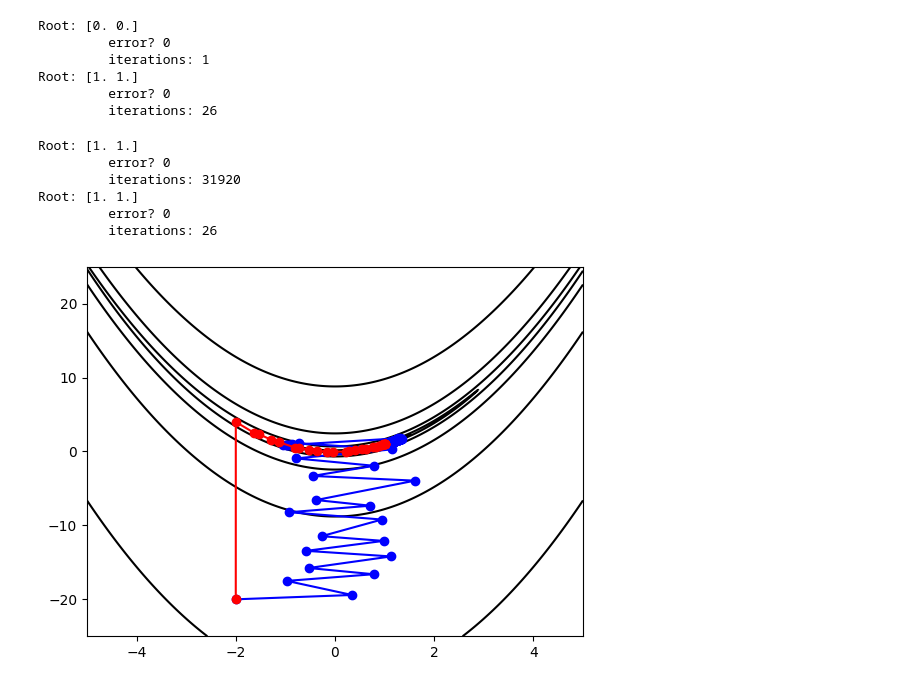
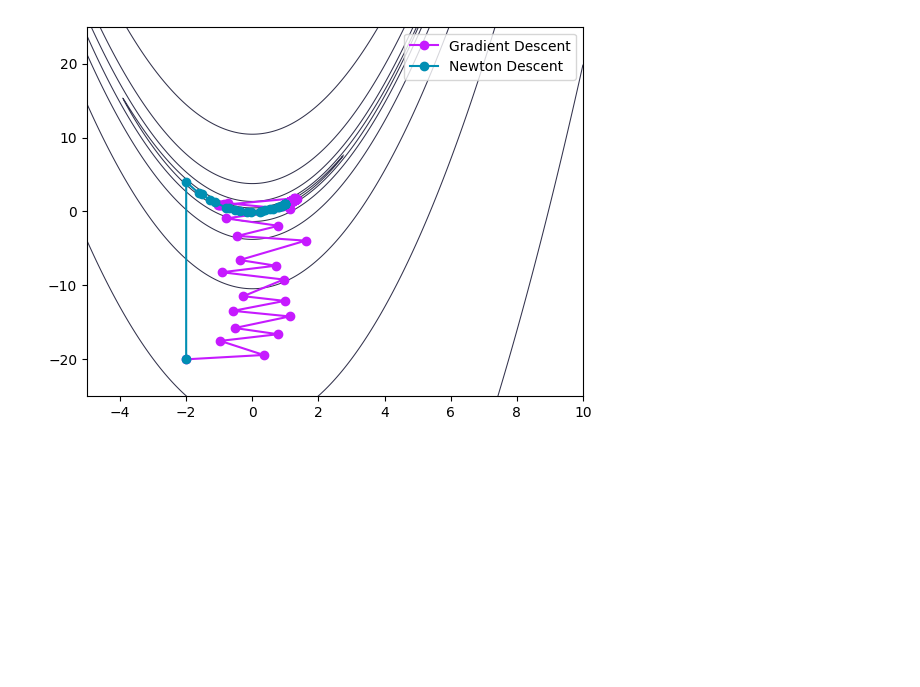
Before and after one commit to cmaddry/APPM-4600, a Jupyter notebook: Final Project/Code/finalProject.ipynb, the cells around one changed output. Cells and saved outputs as stored; diff of their text form; code cells hidden in the pictures; blank space fills up the shorter version.

```diff
--- a/Final Project/Code/finalProject.ipynb
+++ b/Final Project/Code/finalProject.ipynb
@@ -8,7 +11,7 @@ from functions import Rosenbrock, RosenbrockH, RosenbrockJ, Bowl, BowlJ, BowlH
 # RESOURCES
 # https://people.duke.edu/~ccc14/sta-663-2018/notebooks/S09G_Gradient_Descent_Optimization.html
 # %%
-def GradientDescent1D(x0, F, J, tol, Nmax):
+def GradientDescent(x0, F, J, tol, Nmax):
 
     ''' Lazy Newton = use only the inverse of the Jacobian for initial guess'''
     ''' inputs: x0 = initial guess, F = Function, J = Jacobian of F,tol = tolerance, Nmax = max its'''
@@ -144,7 +147,6 @@ def NewtonDescent(x0, F, J, H, tol, Nmax):
     ier = 1
     return[xstar, ier, its, xStep]
 
-
 def backTrackingLineSearch(xk, F, grad_xk, dk, p = 0.5, c=0.01):
 
     ''' backTrackingLineSearch: calculate optimal alpha using Armijo condition'''
@@ -207,63 +255,51 @@ Root: [1. 1.]
-# %%
-x0 = [-2, -20]
-tol = 1e-15
-Nmax = 100000
-
-root, error, iterations, steps = NewtonDescent(x0, Bowl, BowlJ, BowlH, tol, Nmax)
-print("Root:", root, "\n\t error?", error, "\n\t iterations:", iterations)
-
-root, error, iterations, steps = NewtonDescent(x0, Rosenbrock, RosenbrockJ, RosenbrockH, tol, Nmax)
-print("Root:", root, "\n\t error?", error, "\n\t iterations:", iterations)
-# %% [output]
-Root: [0. 0.]
-         error? 0
-         iterations: 1
-Root: [1. 1.]
-         error? 0
-         iterations: 26
 # %%
 # Initial conditions and parameters
 x0 = [-2, -20]
-tol = 1e-15
+tol = 1e-16
 Nmax = 100000
 
-root, error, iterations, GradientDescent1DSteps = GradientDescent1D(x0, Rosenbrock, RosenbrockJ, tol, Nmax)
-print("Root:", root, "\n\t error?", error, "\n\t iterations:", iterations)
+# root, error, iterations, GDSteps = GradientDescent(x0, Rosenbrock, RosenbrockJ, tol, Nmax)
+# print("Root:", root, "\n\t Number of iterations:", iterations)
 
-root, error, iterations, NewtonDescentSteps = NewtonDescent(x0, Rosenbrock, RosenbrockJ, RosenbrockH, tol, Nmax)
-print("Root:", root, "\n\t error?", error, "\n\t iterations:", iterations)
+# root, error, iterations, NDSteps = NewtonDescent(x0, Rosenbrock, RosenbrockJ, RosenbrockH, tol, Nmax)
+# print("Root:", root, "\n\t Number of iterations:", iterations)
 
-GradientDescent1DSteps = np.array(GradientDescent1DSteps)
-NewtonDescentSteps = np.array(NewtonDescentSteps)
+GDSteps = np.array(GDSteps)
+NDSteps = np.array(NDSteps)
 
-a = 5; b = 25;
+a = 10; b = 25;
 
 # Grid for plotting the function
-x = np.linspace(-a, a, 1000)
+x = np.linspace(-5, a, 1000)
 y = np.linspace(-b, b, 1000)
 X, Y = np.meshgrid(x, y)
 
 evalPoints = [X, Y]
 
 # Plot of the Rosenbrock function
-plt.plot(GradientDescent1DSteps[:,0], GradientDescent1DSteps[:,1],
-            color='blue',
+plt.plot(GDSteps[:,0], GDSteps[:,1],
+            color='#c61aff',
             marker="o",
-            zorder=1)
-plt.plot(NewtonDescentSteps[:,0], NewtonDescentSteps[:,1],
-            color='red',
+            zorder=1,
+            label="Gradient Descent")
+plt.plot(NDSteps[:,0], NDSteps[:,1],
+            color='#008fb3',
             marker="o",
-            zorder=1)
+            zorder=1,
+            label="Newton Descent")
 plt.contour(X, Y, Rosenbrock(evalPoints),
-            levels=np.logspace(-a, a, 10),
-            colors='black',
+            levels=np.logspace(0.5, 35, 40),
+            colors='#33334d',
+            linewidths=0.75,
             zorder=0)
+plt.legend()
 plt.show()
+
+# # syntax for 3-D projection
+# fig, ax = plt.subplots(subplot_kw={"projection": "3d"})
+
+# surf = ax.plot_surface(X, Y, np.log(Rosenbrock(evalPoints)), cmap=cm.RdPu_r,
+#                        linewidth=10, antialiased=False)
+# plt.show()
 # %% [output]
-Root: [1. 1.]
-         error? 0
-         iterations: 31920
-Root: [1. 1.]
-         error? 0
-         iterations: 26
-[figure, old version]
+[figure, new version]
```
Also changed, not shown: parts of 6 cells of this notebook, 2 other files.
